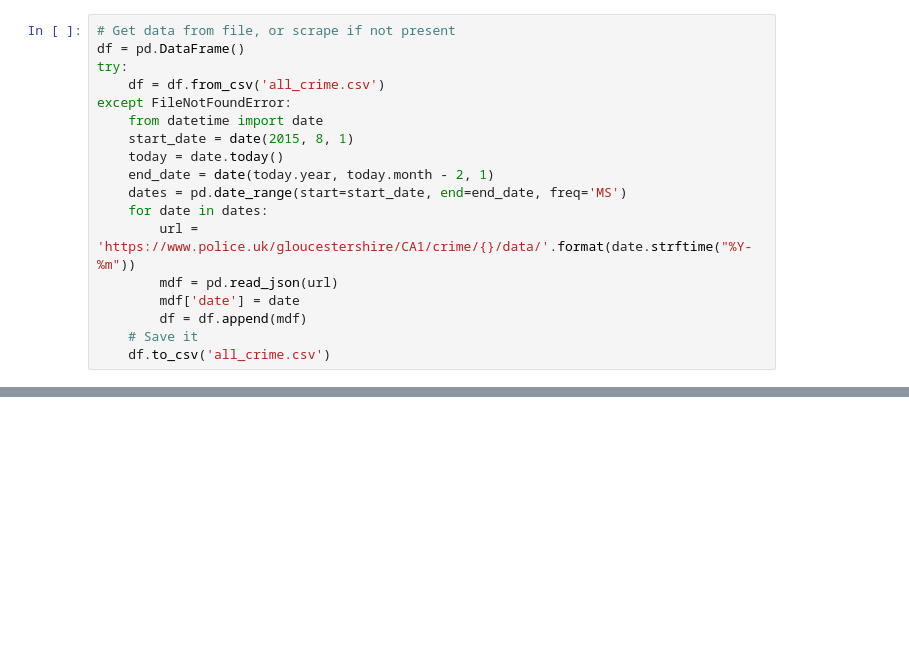
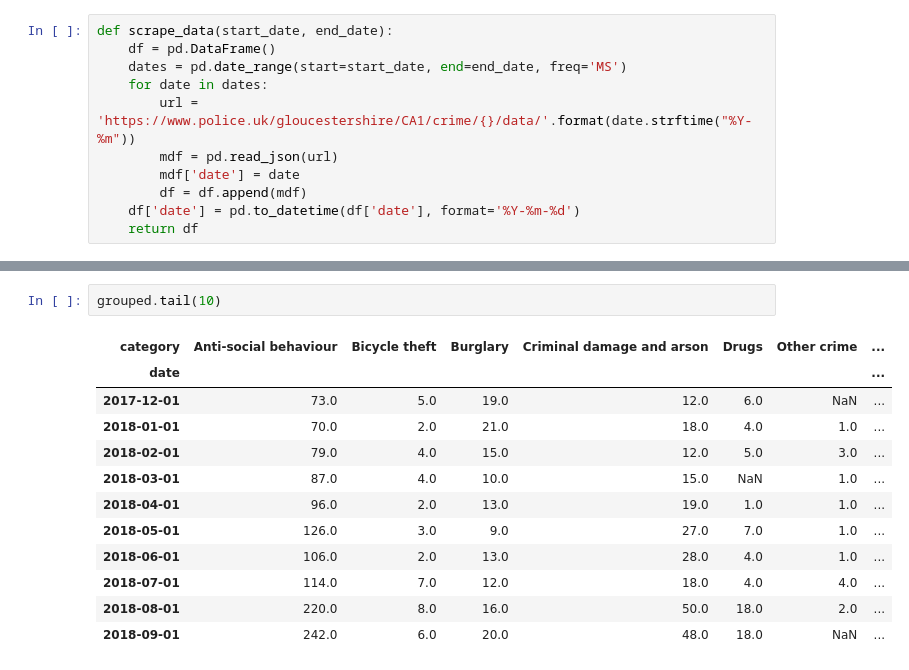
Before and after one commit to sebbacon/stroudstats, a Jupyter notebook: notebooks/crime.ipynb, the cells around one changed output, grey strips where cells are left out. Saved outputs shown, nothing was run; the diff lists cells and outputs as text; blank space fills up the shorter version.

```diff
--- a/notebooks/crime.ipynb
+++ b/notebooks/crime.ipynb
@@ -3,18 +5,11 @@ import pandas as pd
 # %%
-# Get data from file, or scrape if not present
-df = pd.DataFrame()
-try:
-    df = df.from_csv('all_crime.csv')
-except FileNotFoundError:
-    from datetime import date
-    start_date = date(2015, 8, 1)
-    today = date.today()
-    end_date = date(today.year, today.month - 2, 1)
+def scrape_data(start_date, end_date):
+    df = pd.DataFrame()
     dates = pd.date_range(start=start_date, end=end_date, freq='MS')
     for date in dates:
         url = 'https://www.police.uk/gloucestershire/CA1/crime/{}/data/'.format(date.strftime("%Y-%m"))
         mdf = pd.read_json(url)
         mdf['date'] = date
         df = df.append(mdf)
-    # Save it
-    df.to_csv('all_crime.csv')
+    df['date'] = pd.to_datetime(df['date'], format='%Y-%m-%d')
+    return df
@@ -64,0 +80,15 @@ df2.head()
+# %%
+grouped.tail(10)
+# %% [output]
+| category | Anti-social behaviour | Bicycle theft | Burglary | Criminal damage and arson | Drugs | Other crime | ... |
+| date |  |  |  |  |  |  | ... |
+| 2017-12-01 | 73.0 | 5.0 | 19.0 | 12.0 | 6.0 | NaN | ... |
+| 2018-01-01 | 70.0 | 2.0 | 21.0 | 18.0 | 4.0 | 1.0 | ... |
+| 2018-02-01 | 79.0 | 4.0 | 15.0 | 12.0 | 5.0 | 3.0 | ... |
+| 2018-03-01 | 87.0 | 4.0 | 10.0 | 15.0 | NaN | 1.0 | ... |
+| 2018-04-01 | 96.0 | 2.0 | 13.0 | 19.0 | 1.0 | 1.0 | ... |
+| 2018-05-01 | 126.0 | 3.0 | 9.0 | 27.0 | 7.0 | 1.0 | ... |
+| 2018-06-01 | 106.0 | 2.0 | 13.0 | 28.0 | 4.0 | 1.0 | ... |
+| 2018-07-01 | 114.0 | 7.0 | 12.0 | 18.0 | 4.0 | 4.0 | ... |
+| 2018-08-01 | 220.0 | 8.0 | 16.0 | 50.0 | 18.0 | 2.0 | ... |
+| 2018-09-01 | 242.0 | 6.0 | 20.0 | 48.0 | 18.0 | NaN | ... |
```
Also changed, not shown: parts of 6 cells of this notebook, 2 other files.
